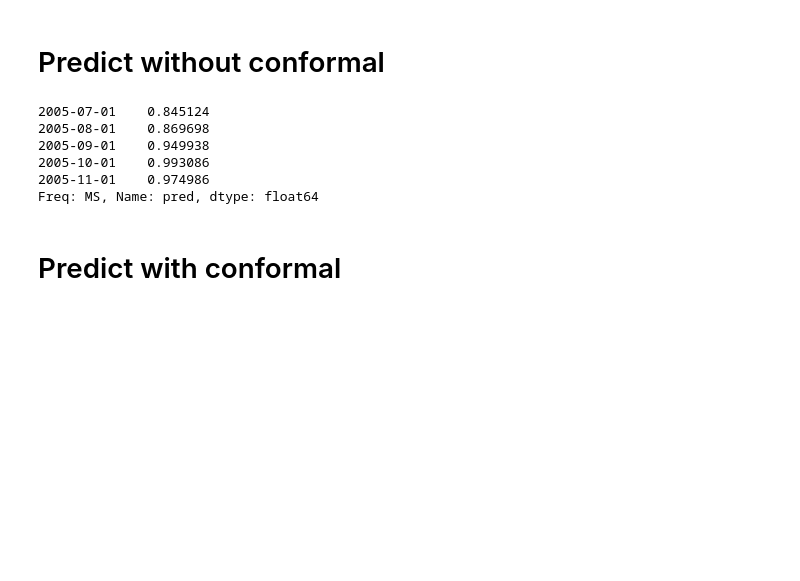
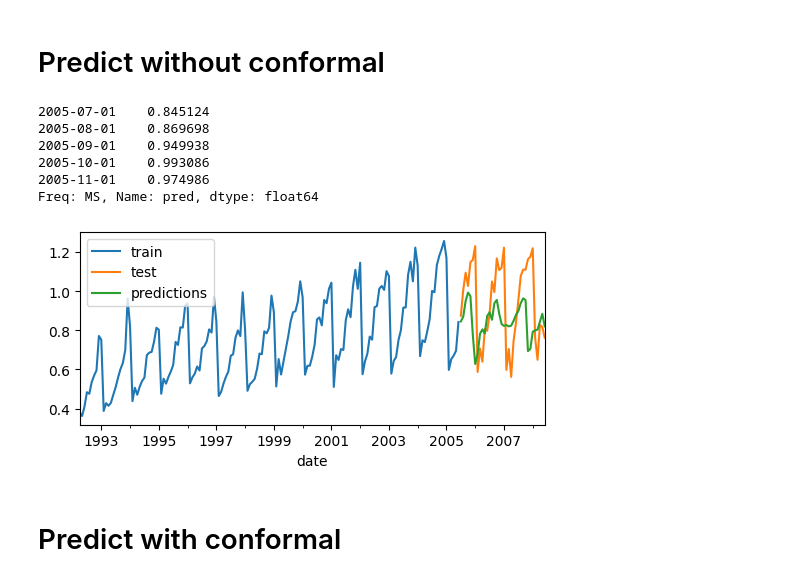
Before and after one commit to dweprinz/skforecast, a Jupyter notebook: conformal.ipynb, the cells around one changed output. Cells and saved outputs as stored; diff of their text form; code cells hidden in the pictures; blank space fills up the shorter version.

```diff
--- a/conformal.ipynb
+++ b/conformal.ipynb
@@ -108,3 +108,13 @@ predictions.head(5)
 2005-10-01    0.993086
 2005-11-01    0.974986
 Freq: MS, Name: pred, dtype: float64
+# %%
+# Plot predictions versus test data
+# ==============================================================================
+fig, ax = plt.subplots(figsize=(6, 2.5))
+data_train['y'].plot(ax=ax, label='train')
+data_test['y'].plot(ax=ax, label='test')
+predictions.plot(ax=ax, label='predictions')
+ax.legend();
+# %% [output]
+[figure, added]
```
Also changed, not shown: parts of 3 cells of this notebook.
